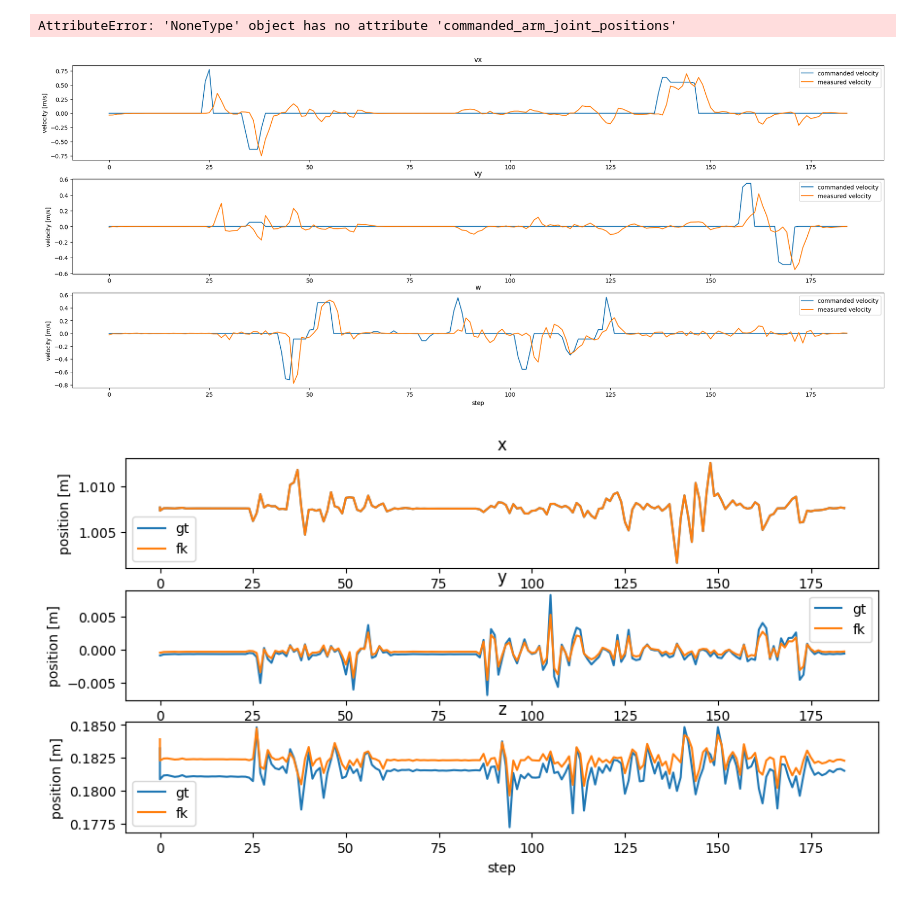
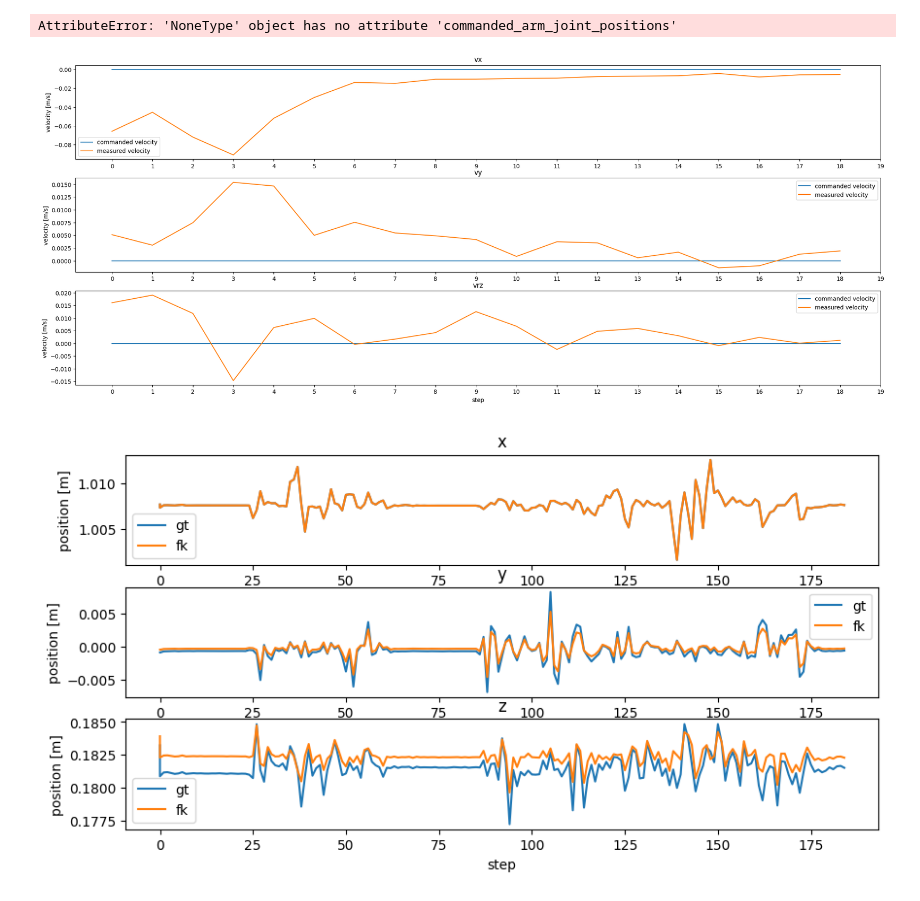
Before and after one commit to benjirer/active-learning-dynamics, a Jupyter notebook: data_analysis/transitions_analysis.ipynb, the cells around one changed output. Saved outputs shown, nothing was run; the diff lists cells and outputs as text; code cells hidden in the pictures.

```diff
--- a/data_analysis/transitions_analysis.ipynb
+++ b/data_analysis/transitions_analysis.ipynb
@@ -8,7 +8,8 @@ from alrd.run_spot import SessionBuffer, DataBuffer, TransitionData, StateData,
 from alrd.spot_gym.model.robot_state import SpotState
 
 # load data
-file_path = "/home/bhoffman/Documents/MT FS24/active-learning-dynamics/collected_data/test20240731-115035/session_buffer.pickle"
+# file_path = "/home/bhoffman/Documents/MT FS24/active-learning-dynamics/collected_data/test20240731-115035/session_buffer.pickle"
+file_path = "/home/bhoffman/Documents/MT FS24/active-learning-dynamics/collected_data/test20240821-110049_action_delay_ee/session_buffer.pickle"
 with open(file_path, 'rb') as file:
     data = pickle.load(file)
 
@@ -24,22 +25,19 @@ actions = np.array(actions)
 commands = [t.cmd for t in transitions if t.cmd is not None]
 
 # plot
-fig, axs = plt.subplots(9, 1, figsize=(25, 30))
+fig, axs = plt.subplots(6, 1, figsize=(25, 30))
 labels = ["vx", "vy", "vrot", "hand_vx", "hand_vy", "hand_vz", "hand_vrx", "hand_vry", "hand_vrz"]
 
 # plot commands
 axs[0].plot([c.vx for c in commands], label="command")
 axs[1].plot([c.vy for c in commands], label="command")
-axs[2].plot([c.w for c in commands], label="command")
-axs[3].plot([c.hand_vx for c in commands], label="command")
-axs[4].plot([c.hand_vy for c in commands], label="command")
-axs[5].plot([c.hand_vz for c in commands], label="command")
-axs[6].plot([c.hand_vrx for c in commands], label="command")
-axs[7].plot([c.hand_vry for c in commands], label="command")
-axs[8].plot([c.hand_vrz for c in commands], label="command")
+axs[2].plot([c.vrz for c in commands], label="command")
+axs[3].plot([c.ee_vx for c in commands], label="command")
+axs[4].plot([c.ee_vy for c in commands], label="command")
+axs[5].plot([c.ee_vz for c in commands], label="command")
 
 # plot actions
-for i in range(9):
+for i in range(6):
     if i < 2:
         axs[i].plot(actions[:, i], label="action")
         axs[i].set_ylabel("velocity [m/s]")
@@ -161,27 +159,42 @@ plt.show()
 # %% [output]
 AttributeError: 'NoneType' object has no attribute 'commanded_arm_joint_positions'
 # %%
-# test command tracking for body velocity commands
+# test command tracking for velocity commands
 
 # load data
-body_commands = [[transition.cmd.vx, transition.cmd.vy, transition.cmd.w] for transition in transitions if transition.cmd is not None]
+body_commands = [[transition.cmd.vx, transition.cmd.vy, transition.cmd.vrz] for transition in transitions if transition.cmd is not None]
+ee_commands = [[transition.cmd.ee_vx, transition.cmd.ee_vy, transition.cmd.ee_vz] for transition in transitions if transition.cmd is not None]
 body_velocity_states = [[state.last_state.velocity_of_body_in_vision[0], state.last_state.velocity_of_body_in_vision[1], state.last_state.velocity_of_body_in_vision[5]] for state in states if state.last_state is not None]
+ee_velocity_states = [[state.last_state.velocity_of_hand_in_vision[0], state.last_state.velocity_of_hand_in_vision[1], state.last_state.velocity_of_hand_in_vision[2]] for state in states if state.last_state is not None]
+body_commands, body_velocity_states = body_commands[:20], body_velocity_states[:20]
+ee_commands, ee_velocity_states = ee_commands[:20], ee_velocity_states[:20]
 
 # plot
-fig, axs = plt.subplots(3, 1, figsize=(25, 10))
-body_names = ["vx", "vy", "w"]
+fig, axs = plt.subplots(6, 1, figsize=(25, 10))
+body_names = ["vx", "vy", "vrz"]
+ee_names = ["ee_vx", "ee_vy", "ee_vz"]
 for i in range(3):
     axs[i].plot([command[i] for command in body_commands], label="commanded velocity")
     axs[i].plot([state[i] for state in body_velocity_states], label="measured velocity")
     axs[i].set_title(body_names[i])
     axs[i].legend()
     if i == 2:
         axs[i].set_xlabel("step")
     axs[i].set_ylabel("velocity [m/s]")
+    axs[i].set_xticks(np.arange(0,20,1.0))
+
+    axs[i+3].plot([command[i] for command in ee_commands], label="commanded velocity")
+    axs[i+3].plot([state[i] for state in ee_velocity_states], label="measured velocity")
+    axs[i+3].set_title(ee_names[i])
+    axs[i+3].legend()
+    if i == 2:
+        axs[i+3].set_xlabel("step")
+    axs[i+3].set_ylabel("velocity [m/s]")
+    axs[i+3].set_xticks(np.arange(0,20,1.0))
 
 plt.show()
 # %% [output]
-[figure, old version]
+[figure, new version]
 # %%
 # test forward kinematics
 
```
Also changed, not shown: parts of 2 cells of this notebook, 6 other files.
